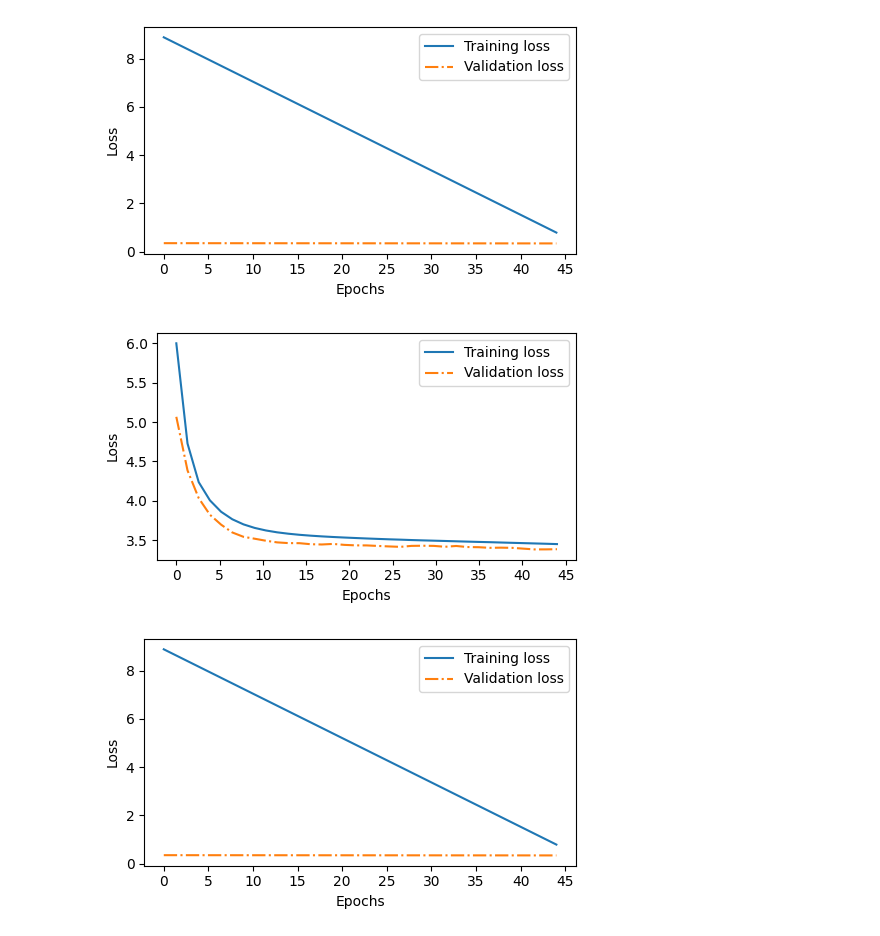
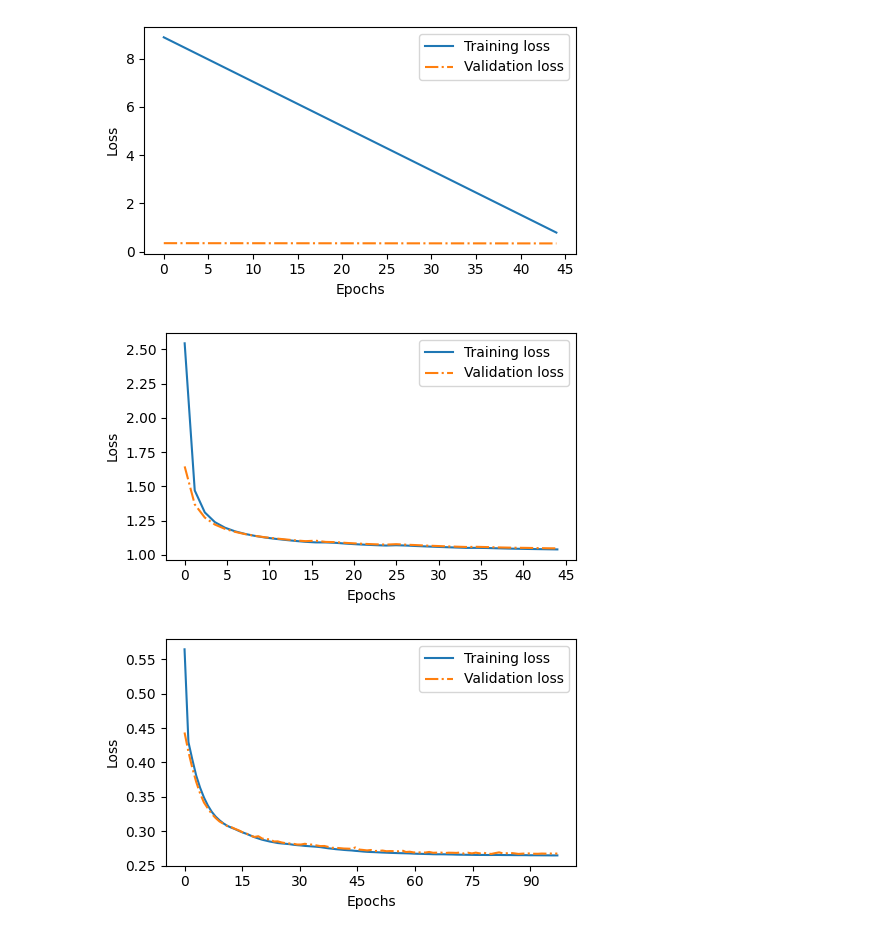
Before and after one commit to iug-htw/GPTAndPrejudice, a Jupyter notebook: loss_plotter.ipynb, the cells around one changed output. Saved outputs shown, nothing was run; the diff lists cells and outputs as text; code cells hidden in the pictures.

```diff
--- a/loss_plotter.ipynb
+++ b/loss_plotter.ipynb
@@ -93,17 +93,17 @@ plot_losses(epochs_tensor, [], sae_train_losses, sae_val_losses)
 [figure]
 # %%
 num_epochs = 44
-sae_train_losses, sae_val_losses, sae_track_tokens_seen = load_losses("losses_sae.json")
+sae_train_losses, sae_val_losses, sae_track_tokens_seen = load_losses("sae_model_12_3072_losses.json")
 
 epochs_tensor = torch.linspace(0, num_epochs, len(sae_train_losses))
 plot_losses(epochs_tensor, [], sae_train_losses, sae_val_losses)
 # %% [output]
-[figure, old version]
+[figure, new version]
 # %%
-num_epochs = 44
-sae_train_losses, sae_val_losses, sae_track_tokens_seen = load_losses("losses_sae.json")
+num_epochs = 97
+sae_train_losses, sae_val_losses, sae_track_tokens_seen = load_losses("sae_model_6_3072_losses.json")
 
 epochs_tensor = torch.linspace(0, num_epochs, len(sae_train_losses))
 plot_losses(epochs_tensor, [], sae_train_losses, sae_val_losses)
 # %% [output]
-[figure, old version]
+[figure, new version]
```
Also changed, not shown: 3 other files.
